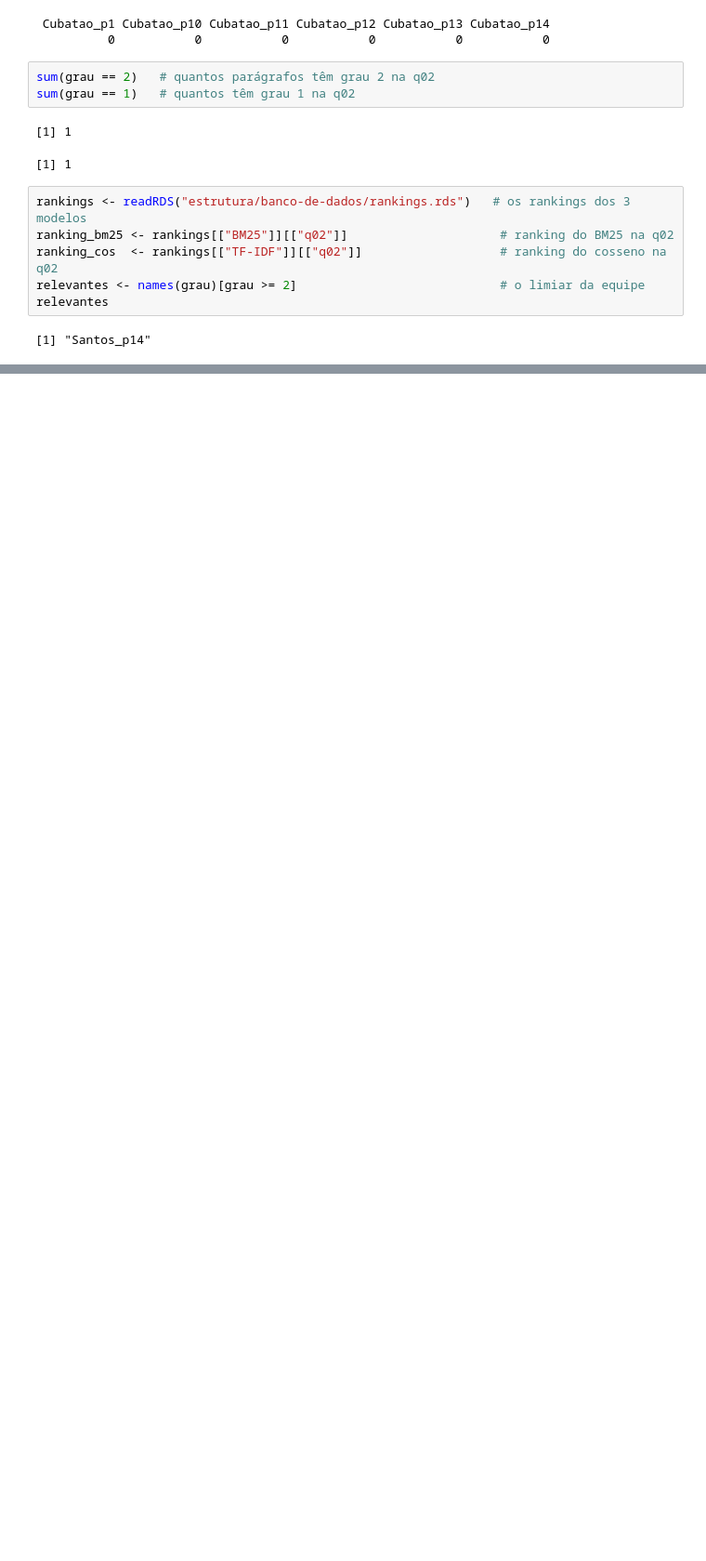
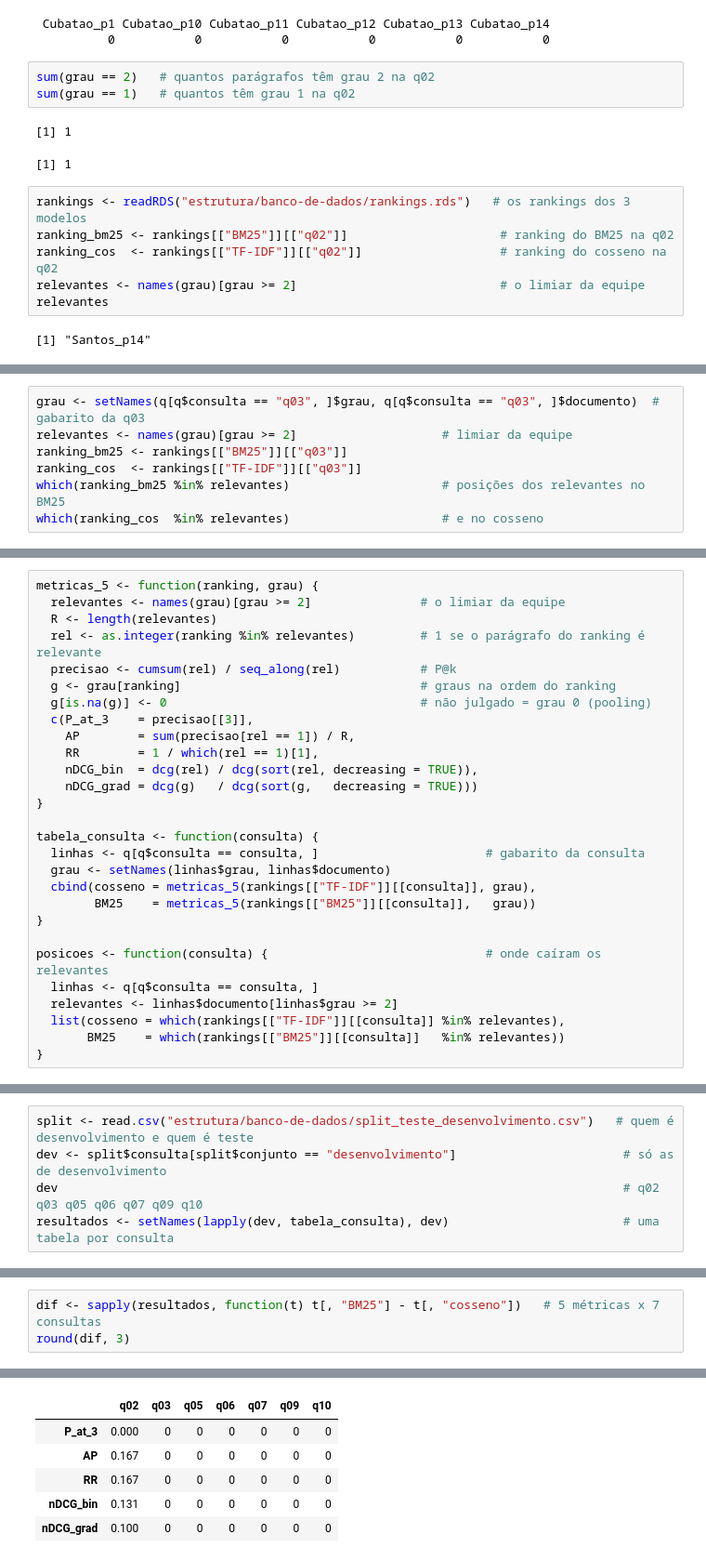
Before and after one commit to vicleme/PI3-FFV, a Jupyter notebook: estrutura/codigo/12b-metricas-estudo.ipynb, the cells around one changed output, grey strips where cells are left out. Shown at 93% size. Saved outputs shown, nothing was run; the diff lists cells and outputs as text; blank space fills up the shorter version.

```diff
--- a/estrutura/codigo/12b-metricas-estudo.ipynb
+++ b/estrutura/codigo/12b-metricas-estudo.ipynb
@@ -111,0 +231,7 @@ relevantes
+# %%
+grau <- setNames(q[q$consulta == "q03", ]$grau, q[q$consulta == "q03", ]$documento)  # gabarito da q03
+relevantes <- names(grau)[grau >= 2]                    # limiar da equipe
+ranking_bm25 <- rankings[["BM25"]][["q03"]]
+ranking_cos  <- rankings[["TF-IDF"]][["q03"]]
+which(ranking_bm25 %in% relevantes)                     # posições dos relevantes no BM25
+which(ranking_cos  %in% relevantes)                     # e no cosseno
@@ -111,0 +250,28 @@ relevantes
+# %%
+metricas_5 <- function(ranking, grau) {
+  relevantes <- names(grau)[grau >= 2]               # o limiar da equipe
+  R <- length(relevantes)
+  rel <- as.integer(ranking %in% relevantes)         # 1 se o parágrafo do ranking é relevante
+  precisao <- cumsum(rel) / seq_along(rel)           # P@k
+  g <- grau[ranking]                                 # graus na ordem do ranking
+  g[is.na(g)] <- 0                                   # não julgado = grau 0 (pooling)
+  c(P_at_3    = precisao[[3]],
+    AP        = sum(precisao[rel == 1]) / R,
+    RR        = 1 / which(rel == 1)[1],
+    nDCG_bin  = dcg(rel) / dcg(sort(rel, decreasing = TRUE)),
+    nDCG_grad = dcg(g)   / dcg(sort(g,   decreasing = TRUE)))
+}
+
+tabela_consulta <- function(consulta) {
+  linhas <- q[q$consulta == consulta, ]                       # gabarito da consulta
+  grau <- setNames(linhas$grau, linhas$documento)
+  cbind(cosseno = metricas_5(rankings[["TF-IDF"]][[consulta]], grau),
+        BM25    = metricas_5(rankings[["BM25"]][[consulta]],   grau))
+}
+
+posicoes <- function(consulta) {                              # onde caíram os relevantes
+  linhas <- q[q$consulta == consulta, ]
+  relevantes <- linhas$documento[linhas$grau >= 2]
+  list(cosseno = which(rankings[["TF-IDF"]][[consulta]] %in% relevantes),
+       BM25    = which(rankings[["BM25"]][[consulta]]   %in% relevantes))
+}
@@ -111,0 +313,5 @@ relevantes
+# %%
+split <- read.csv("estrutura/banco-de-dados/split_teste_desenvolvimento.csv")   # quem é desenvolvimento e quem é teste
+dev <- split$consulta[split$conjunto == "desenvolvimento"]                       # só as de desenvolvimento
+dev                                                                              # q02 q03 q05 q06 q07 q09 q10
+resultados <- setNames(lapply(dev, tabela_consulta), dev)                        # uma tabela por consulta
@@ -111,0 +438,4 @@ relevantes
+# %%
+dif <- sapply(resultados, function(t) t[, "BM25"] - t[, "cosseno"])   # 5 métricas x 7 consultas
+round(dif, 3)
+# %% [output]
@@ -111,0 +443,6 @@ relevantes
+|  | q02 | q03 | q05 | q06 | q07 | q09 | q10 |
+| P_at_3 | 0.000 | 0 | 0 | 0 | 0 | 0 | 0 |
+| AP | 0.167 | 0 | 0 | 0 | 0 | 0 | 0 |
+| RR | 0.167 | 0 | 0 | 0 | 0 | 0 | 0 |
+| nDCG_bin | 0.131 | 0 | 0 | 0 | 0 | 0 | 0 |
+| nDCG_grad | 0.100 | 0 | 0 | 0 | 0 | 0 | 0 |
```
Also changed, not shown: parts of 53 cells of this notebook, 1 other file.
